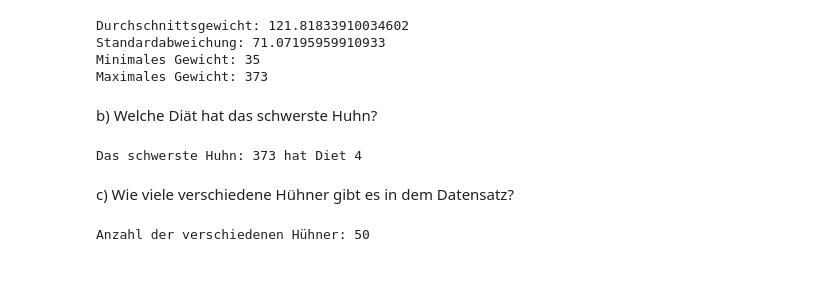
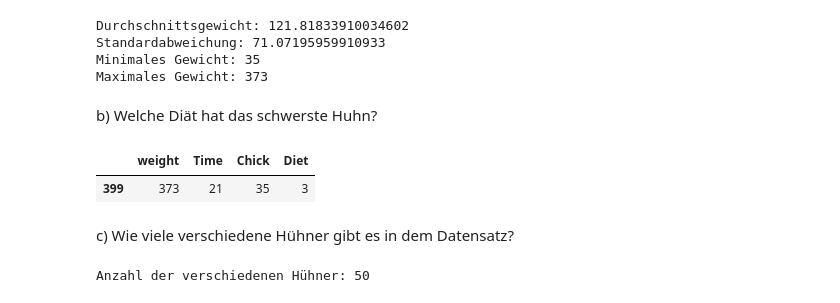
Before and after one commit to hka-mmv/2023-sose-dscb230-tutorial, a Jupyter notebook: 8/Lösung.ipynb, the cells around one changed output. Drawn from its saved outputs; the diff is of its cells as text; code cells hidden in the pictures; blank space fills up the shorter version.

```diff
--- a/8/Lösung.ipynb
+++ b/8/Lösung.ipynb
@@ -43,11 +43,11 @@ Minimales Gewicht: 35
 Maximales Gewicht: 373
 # %% [markdown]
    b) Welche Diät hat das schwerste Huhn?
-# %%
-diät_heaviest_chicken = df.groupby(df.Diet,as_index=False)[["weight"]].max().max()
-print(f"Das schwerste Huhn: {diät_heaviest_chicken.weight} hat Diet {diät_heaviest_chicken.Diet}")
-# %% [output]
-Das schwerste Huhn: 373 hat Diet 4
+# %%
+df[df["weight"]==df["weight"].max()]
+# %% [output]
+|  | weight | Time | Chick | Diet |
+| 399 | 373 | 21 | 35 | 3 |
 # %% [markdown]
    c) Wie viele verschiedene Hühner gibt es in dem Datensatz?
 # %%
```
